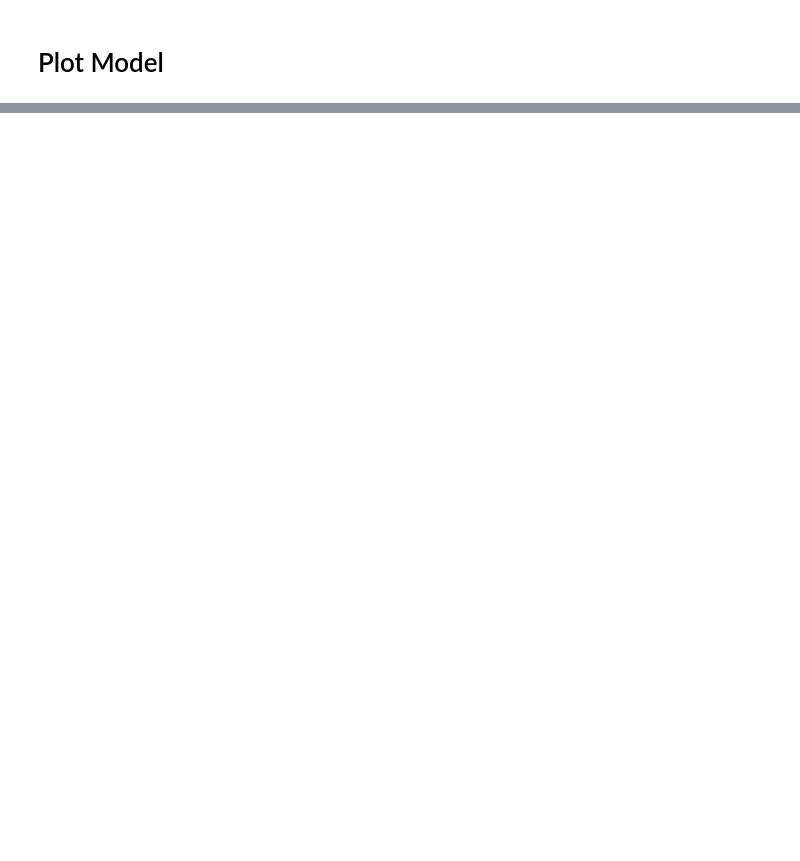
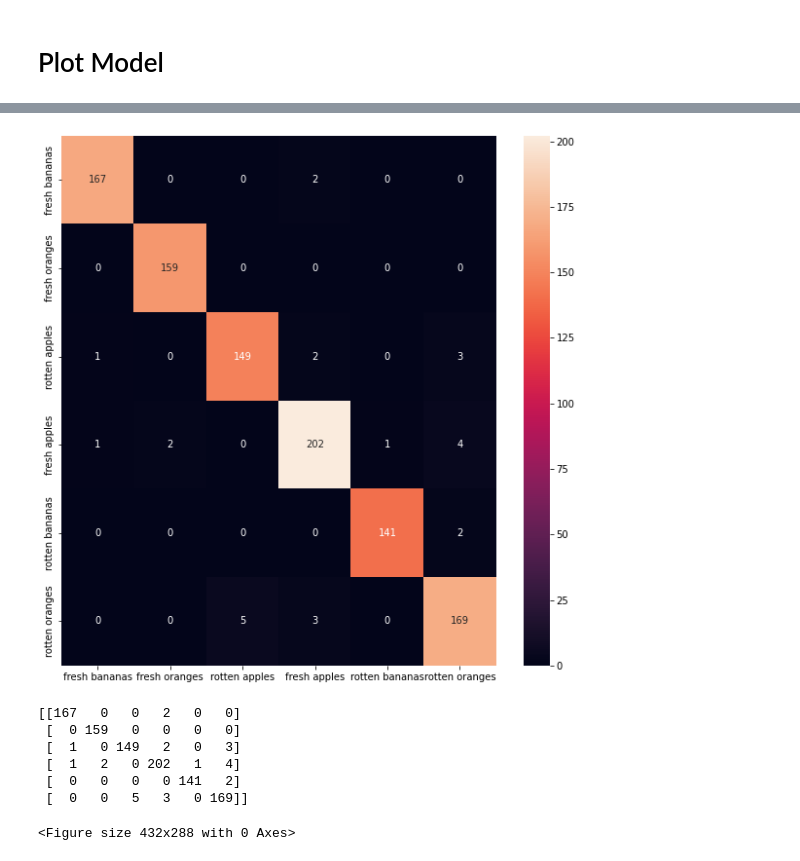
Before and after one commit to KalyanMohanty/Fruit_Classification, a Jupyter notebook: cnn_model_tuning.ipynb, the cells around one changed output, grey strips where cells are left out. Drawn from its saved outputs; the diff is of its cells as text; code cells hidden in the pictures; blank space fills up the shorter version.

```diff
--- a/cnn_model_tuning.ipynb
+++ b/cnn_model_tuning.ipynb
@@ -282,0 +418,32 @@ weighted avg       0.86      0.85      0.85       170
+# %%
+#confusion matrix
+from sklearn.metrics import confusion_matrix
+import seaborn as sns
+y_pred=model.predict(xtest)
+y_pred_classes=np.argmax(y_pred,axis=1)
+y_true=np.argmax(ytest,axis=1)
+#compute conf mat
+conf_mat=confusion_matrix(y_true,y_pred_classes)
+#plot the con mat
+fruit_names=['fresh bananas',
+ 'fresh oranges',
+ 'rotten apples',
+ 'fresh apples',
+ 'rotten bananas',
+ 'rotten oranges']
+f,ax=plt.subplots(figsize=(10,10))
+sns.heatmap(conf_mat,annot=True,fmt='.0f')
+ax.set_xticklabels(fruit_names)
+ax.set_yticklabels(fruit_names)
+plt.show()
+print(conf_mat)
+plt.savefig("/content/drive/MyDrive/Colab Notebooks/Fruit Classification Notebook/plots/confusion_matrix_100_epochs.png")
+# %% [output]
+[figure, added]
+[[167   0   0   2   0   0]
+ [  0 159   0   0   0   0]
+ [  1   0 149   2   0   3]
+ [  1   2   0 202   1   4]
+ [  0   0   0   0 141   2]
+ [  0   0   5   3   0 169]]
+<Figure size 432x288 with 0 Axes>
```
Also changed, not shown: parts of 41 cells of this notebook.
